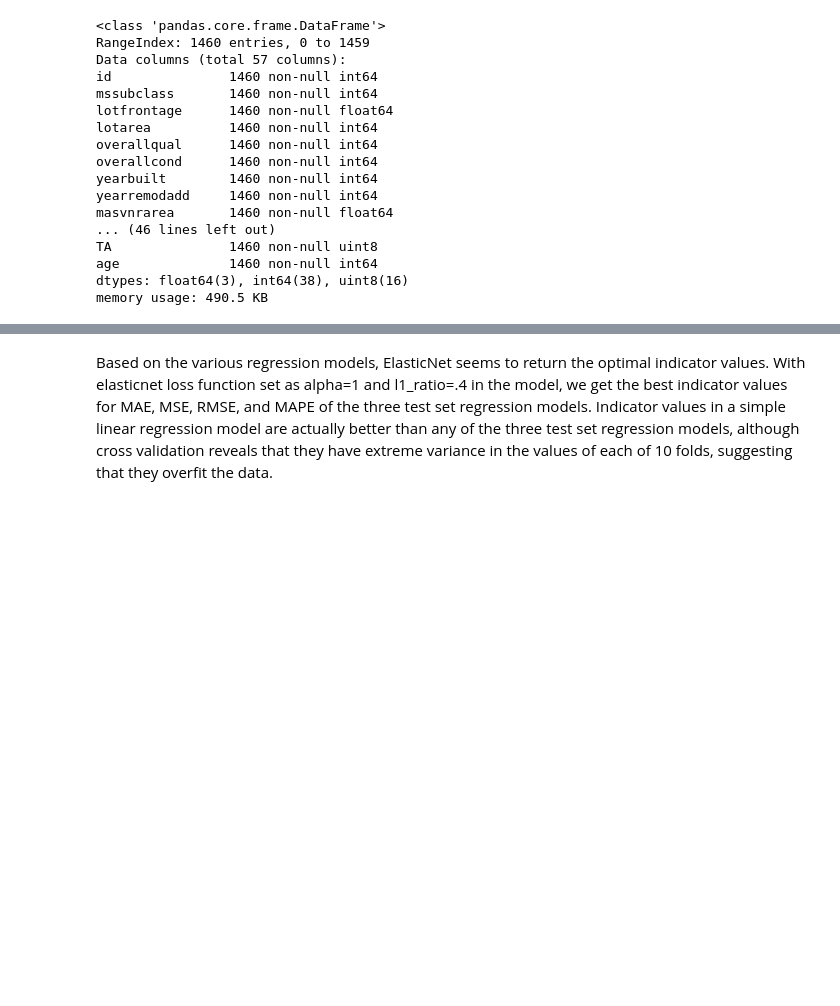
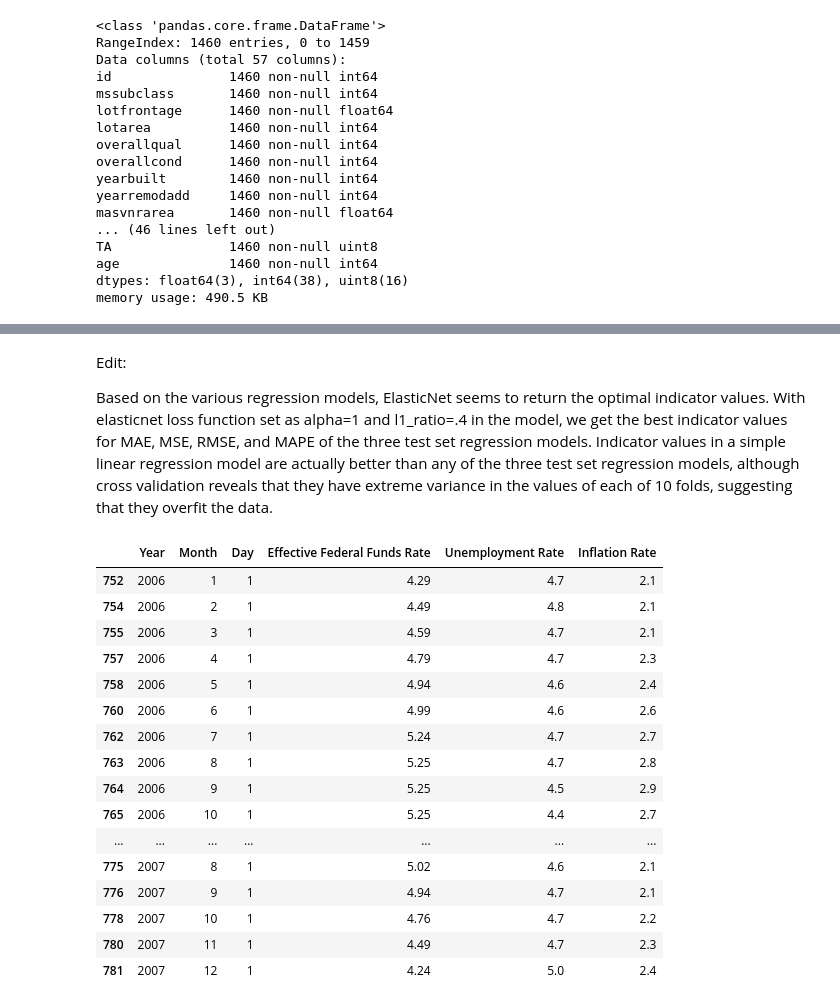
Before and after one commit to jkovach89/12-2-Assignment, a Jupyter notebook: 19-8 Challenge.ipynb, the cells around one changed output, grey strips where cells are left out. Cells and saved outputs as stored; diff of their text form; code cells hidden in the pictures; blank space fills up the shorter version.

```diff
--- a/19-8 Challenge.ipynb
+++ b/19-8 Challenge.ipynb
@@ -321,2 +326,36 @@ print('range of values: ', cv.max() - cv.min())
 # %% [markdown]
+Edit:
+
 Based on the various regression models, ElasticNet seems to return the optimal indicator values. With elasticnet loss function set as alpha=1 and l1_ratio=.4 in the model, we get the best indicator values for MAE, MSE, RMSE, and MAPE of the three test set regression models. Indicator values in a simple linear regression model are actually better than any of the three test set regression models, although cross validation reveals that they have extreme variance in the values of each of 10 folds, suggesting that they overfit the data.
+# %%
+# Introduce interest rate variable
+int_rate = pd.read_csv('/Users/JKovach/Downloads/index.csv', encoding = 'ISO-8859-1')
+
+# Isolate the necessary data
+int_rate = int_rate[int_rate['Year']>=2006]
+int_rate = int_rate[int_rate['Day']==1]
+int_rate = int_rate.drop(['Federal Funds Target Rate', 'Federal Funds Upper Target',
+                          'Federal Funds Lower Target', 'Real GDP (Percent Change)'], axis=1)
+
+# Tried to save real GDP column, may explore later
+
+int_rate = int_rate.dropna(how='any')
+int_rate.head(24)
+# %% [output]
+|  | Year | Month | Day | Effective Federal Funds Rate | Unemployment Rate | Inflation Rate |
+| 752 | 2006 | 1 | 1 | 4.29 | 4.7 | 2.1 |
+| 754 | 2006 | 2 | 1 | 4.49 | 4.8 | 2.1 |
+| 755 | 2006 | 3 | 1 | 4.59 | 4.7 | 2.1 |
+| 757 | 2006 | 4 | 1 | 4.79 | 4.7 | 2.3 |
+| 758 | 2006 | 5 | 1 | 4.94 | 4.6 | 2.4 |
+| 760 | 2006 | 6 | 1 | 4.99 | 4.6 | 2.6 |
+| 762 | 2006 | 7 | 1 | 5.24 | 4.7 | 2.7 |
+| 763 | 2006 | 8 | 1 | 5.25 | 4.7 | 2.8 |
+| 764 | 2006 | 9 | 1 | 5.25 | 4.5 | 2.9 |
+| 765 | 2006 | 10 | 1 | 5.25 | 4.4 | 2.7 |
+| ... | ... | ... | ... | ... | ... | ... |
+| 775 | 2007 | 8 | 1 | 5.02 | 4.6 | 2.1 |
+| 776 | 2007 | 9 | 1 | 4.94 | 4.7 | 2.1 |
+| 778 | 2007 | 10 | 1 | 4.76 | 4.7 | 2.2 |
+| 780 | 2007 | 11 | 1 | 4.49 | 4.7 | 2.3 |
+| 781 | 2007 | 12 | 1 | 4.24 | 5.0 | 2.4 |
```
Also changed, not shown: parts of 20 cells of this notebook.
